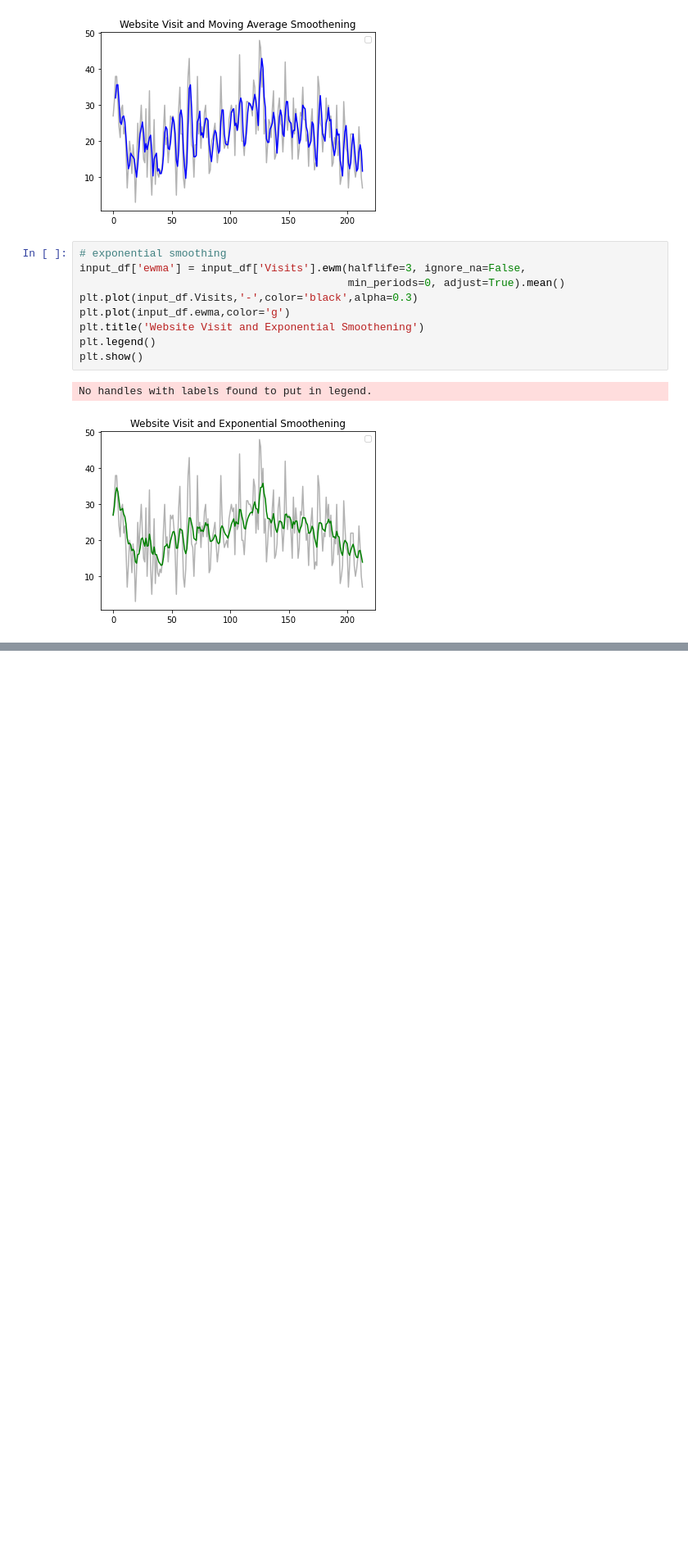
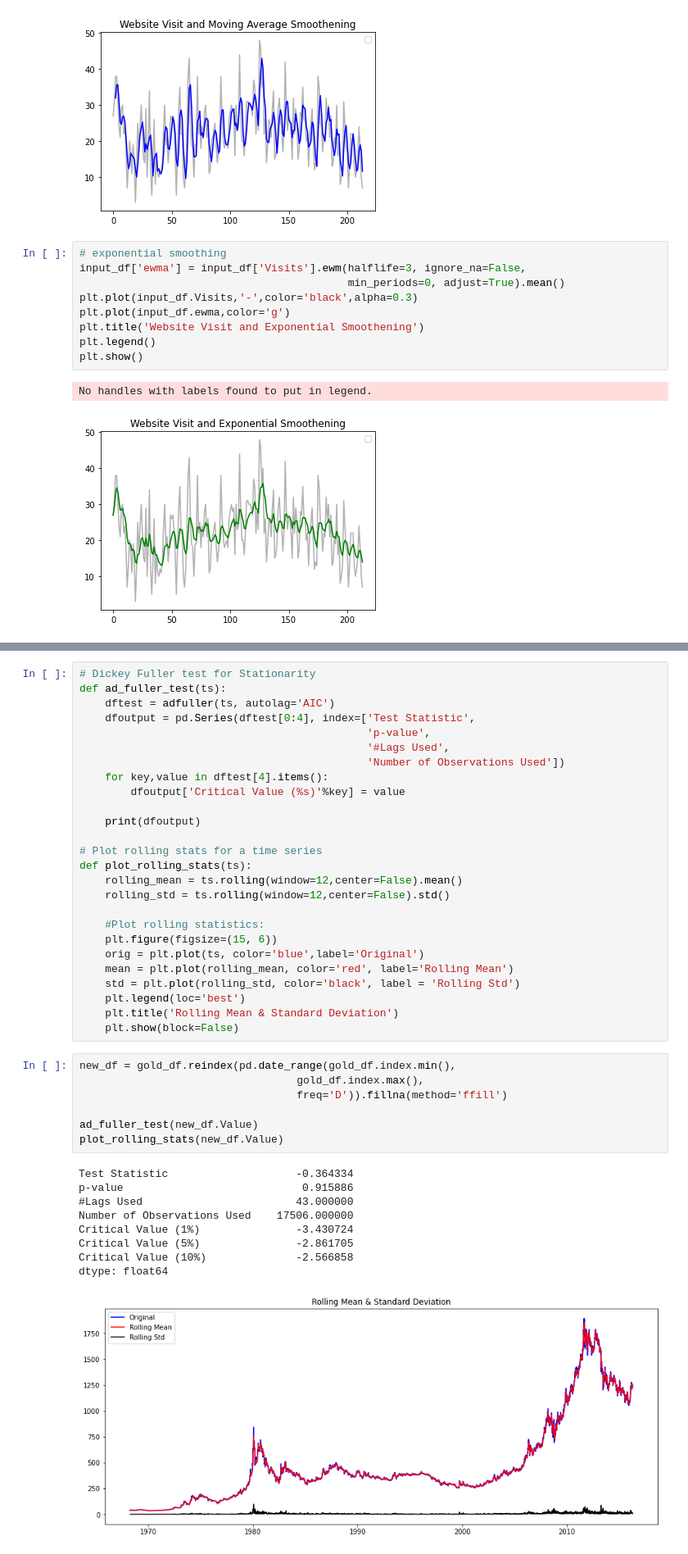
Before and after one commit to paulsok/kaggle, a Jupyter notebook: Forecasting Stock and Commodity Prices/forecasting_stock_and_commodity_prices.ipynb, the cells around one changed output, grey strips where cells are left out. Shown: that part at 82% size. Drawn from its saved outputs; the diff is of its cells as text; blank space fills up the shorter version.

```diff
--- a/Forecasting Stock and Commodity Prices/forecasting_stock_and_commodity_prices.ipynb
+++ b/Forecasting Stock and Commodity Prices/forecasting_stock_and_commodity_prices.ipynb
@@ -82,0 +107,43 @@ No handles with labels found to put in legend.
+# %%
+# Dickey Fuller test for Stationarity
+def ad_fuller_test(ts):
+    dftest = adfuller(ts, autolag='AIC')
+    dfoutput = pd.Series(dftest[0:4], index=['Test Statistic',
+                                             'p-value',
+                                             '#Lags Used',
+                                             'Number of Observations Used'])
+    for key,value in dftest[4].items():
+        dfoutput['Critical Value (%s)'%key] = value
+
+    print(dfoutput)
+
+# Plot rolling stats for a time series
+def plot_rolling_stats(ts):
+    rolling_mean = ts.rolling(window=12,center=False).mean()
+    rolling_std = ts.rolling(window=12,center=False).std()
+
+    #Plot rolling statistics:
+    plt.figure(figsize=(15, 6))
+    orig = plt.plot(ts, color='blue',label='Original')
+    mean = plt.plot(rolling_mean, color='red', label='Rolling Mean')
+    std = plt.plot(rolling_std, color='black', label = 'Rolling Std')
+    plt.legend(loc='best')
+    plt.title('Rolling Mean & Standard Deviation')
+    plt.show(block=False)
+# %%
+new_df = gold_df.reindex(pd.date_range(gold_df.index.min(),
+                                  gold_df.index.max(),
+                                  freq='D')).fillna(method='ffill')
+
+ad_fuller_test(new_df.Value)
+plot_rolling_stats(new_df.Value)
+# %% [output]
+Test Statistic                    -0.364334
+p-value                            0.915886
+#Lags Used                        43.000000
+Number of Observations Used    17506.000000
+Critical Value (1%)               -3.430724
+Critical Value (5%)               -2.861705
+Critical Value (10%)              -2.566858
+dtype: float64
+[figure, added]
```
Also changed, not shown: parts of 7 cells of this notebook.
